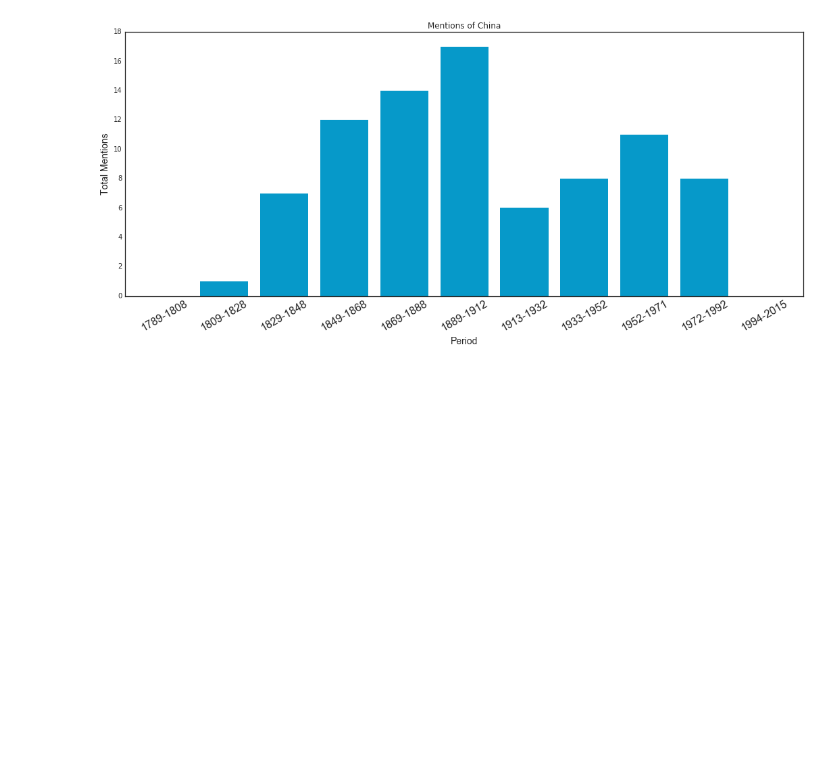
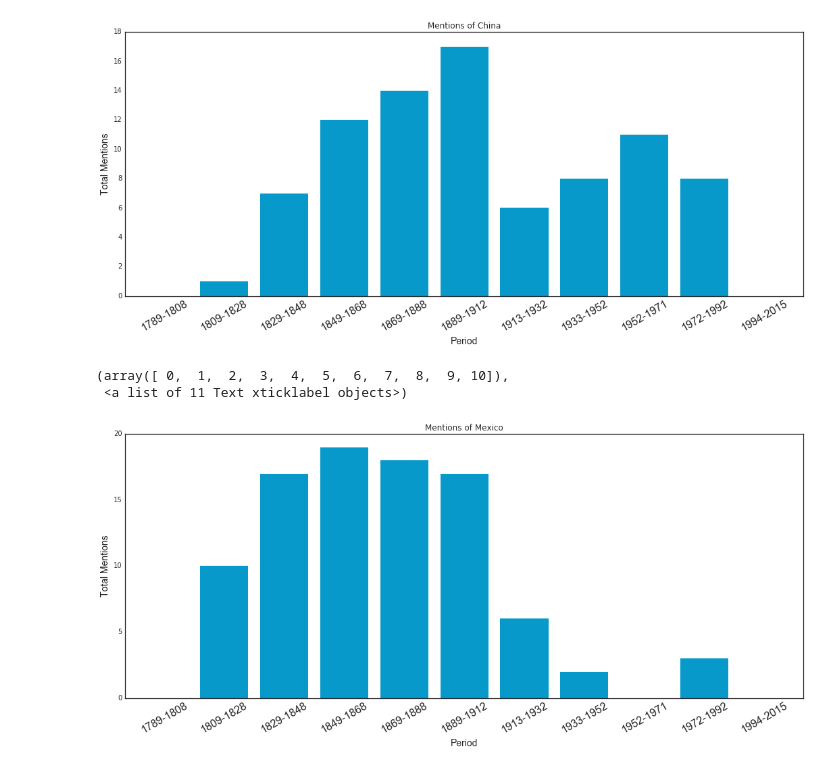
Before and after one commit to jsafyan/edav-project-4, a Jupyter notebook: time_countries.ipynb, the cells around one changed output. Drawn from its saved outputs; the diff is of its cells as text; code cells hidden in the pictures; blank space fills up the shorter version.

```diff
--- a/time_countries.ipynb
+++ b/time_countries.ipynb
@@ -657,3 +435,78 @@ plt.xticks(fontsize = 16)
 (array([ 0,  1,  2,  3,  4,  5,  6,  7,  8,  9, 10]),
  <a list of 11 Text xticklabel objects>)
 [figure]
+# %%
+#exploring most mentioned countries: Mexico
+mexico_count = {}
+mexico_count['1789-1808'] = 0
+for i in range(0,20):
+    if "Mexico" in content[i]:
+        mexico_count['1789-1808'] = mexico_count['1789-1808'] + 1
+
+mexico_count['1809-1828'] = 0
+for i in range(21,40):
+    if "Mexico" in content[i]:
+        mexico_count['1809-1828'] = mexico_count['1809-1828'] + 1
+
+mexico_count['1829-1848'] = 0
+for i in range(41,60):
+    if "Mexico" in content[i]:
+        mexico_count['1829-1848'] = mexico_count['1829-1848'] + 1
+
+mexico_count['1849-1868'] = 0
+for i in range(61,80):
+    if "Mexico" in content[i]:
+        mexico_count['1849-1868'] = mexico_count['1849-1868'] + 1
+
+mexico_count['1869-1888'] = 0
+for i in range(81,100):
+    if "Mexico" in content[i]:
+        mexico_count['1869-1888'] = mexico_count['1869-1888'] + 1
+
+mexico_count['1889-1912'] = 0
+for i in range(101,120):
+    if "Mexico" in content[i]:
+        mexico_count['1889-1912'] = mexico_count['1889-1912'] + 1
+
+mexico_count['1913-1932'] = 0
+for i in range(121,140):
+    if "Mexico" in content[i]:
+        mexico_count['1913-1932'] = mexico_count['1913-1932'] + 1
+
+mexico_count['1933-1952'] = 0
+for i in range(141,160):
+    if "Mexico" in content[i]:
+        mexico_count['1933-1952'] = mexico_count['1933-1952'] + 1
+
+
+mexico_count['1952-1971'] = 0
+for i in range(161,180):
+    if "Mexico" in content[i]:
+        mexico_count['1952-1971'] = mexico_count['1952-1971'] + 1
+
+mexico_count['1972-1992'] = 0
+for i in range(181,200):
+    if "Mexico" in content[i]:
+        mexico_count['1972-1992'] = mexico_count['1972-1992'] + 1
+
+
+mexico_count['1994-2015'] = 0
+for i in range(291,225):
+    if "Mexico" in content[i]:
+        mexico_count['1994-2015'] = mexico_count['1994-2015'] + 1
+
+
+mexico_mentions = pd.DataFrame({"Period": list(mexico_count.keys()), "Count": list(mexico_count.values())})
+ax = mexico_mentions.sort_values(by="Period").plot(kind="bar", width=.8,
+                                                         x="Period",
+                                                         color=cool_blue,
+                                                         rot=30, legend=False, figsize=(18, 7), edgecolor = "none")
+
+plt.title("Mentions of Mexico")
+plt.ylabel("Total Mentions", fontsize=14)
+plt.xlabel("Period", fontsize=14)
+plt.xticks(fontsize = 16)
+# %% [output]
+(array([ 0,  1,  2,  3,  4,  5,  6,  7,  8,  9, 10]),
+ <a list of 11 Text xticklabel objects>)
+[figure, added]
```
Also changed, not shown: parts of 7 cells of this notebook.
